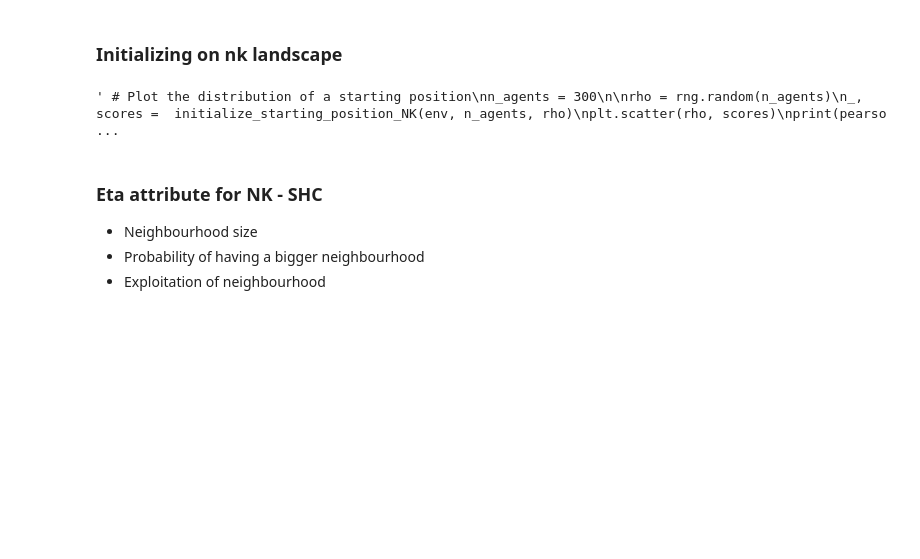
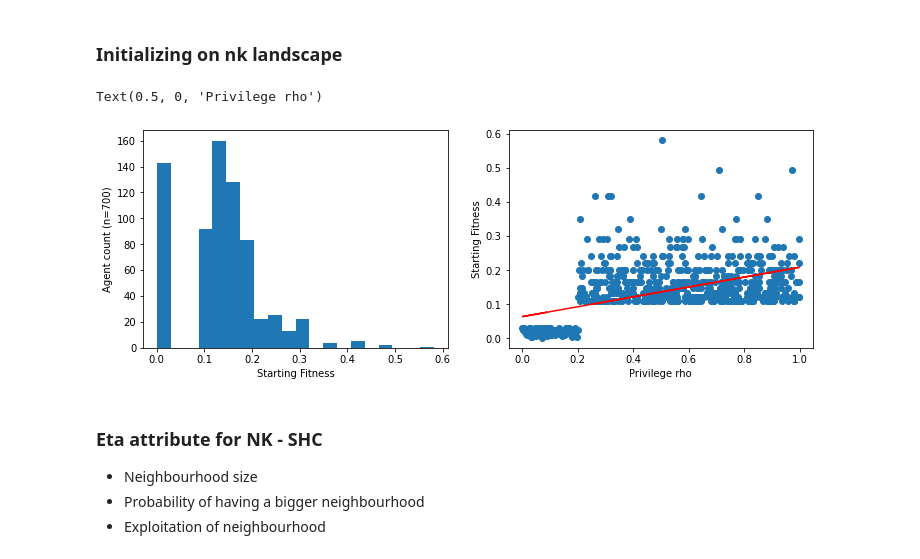
Before and after one commit to sheuschk/DiversitySimulation, a Jupyter notebook: Constructing Bias - Mentorship (Simulation 1).ipynb, the cells around one changed output. Cells and saved outputs as stored; diff of their text form; code cells hidden in the pictures; blank space fills up the shorter version.

```diff
--- a/CCN_style_simulation.ipynb
+++ b/Constructing Bias - Mentorship (Simulation 1).ipynb
@@ -274,17 +263,51 @@ def initialize_starting_position_NK(env, n_agents, rho):
         S[_] = fitness_values[index]
         states[_] = np.array(list(f'{index:020b}')).astype(int)
     return states, S
+
+def initialize_starting_position_NK_minority(env, n_agents, rho, majority_treshold=0.8, minority_treshold=0.2):
+    fitness_values = list(env.fitness_dict.values())
+    fitness_values = (fitness_values - min(fitness_values))
+    fitness_values /= max(fitness_values)
+
+    minority_index = rho <= 0.2
+
+    majority_quantile, minority_quantile = np.quantile(fitness_values, [majority_treshold, minority_treshold])
+
+    majority_positions = np.where((majority_quantile <= fitness_values))[0]
+    minority_positions = np.where((minority_quantile >= fitness_values))[0]
+
+    S = np.zeros(n_agents)
+    states = np.zeros((n_agents,N)).astype(int)
+    for agent_i in range(n_agents):
+        if minority_index[agent_i] == True:
+            index = rng.choice(minority_positions).astype(int)
+        else:
+            index = rng.choice(majority_positions).astype(int)
+
+        S[agent_i] = fitness_values[index]
+        states[agent_i] = np.array(list(f'{index:020b}')).astype(int)
+    return states, S
-# %%
-""" # Plot the distribution of a starting position
-n_agents = 300
-
-rho = rng.random(n_agents)
-_, scores =  initialize_starting_position_NK(env, n_agents, rho)
-plt.scatter(rho, scores)
-print(pearsonr(rho, scores))
-"""
-# %% [output]
-' # Plot the distribution of a starting position\nn_agents = 300\n\nrho = rng.random(n_agents)\n_, scores =  initialize_starting_position_NK(env, n_agents, rho)\nplt.scatter(rho, scores)\nprint(pearso ...
+# %%
+n_agents = 700
+majority_treshold = 0.8
+minority_treshold = 0.2
+
+rho = rng.random(n_agents)
+
+_, S = initialize_starting_position_NK_minority(env, n_agents, rho, majority_treshold, minority_treshold)
+fig, axs = plt.subplots(1,2, figsize=(12,4))
+axs[0].hist(S, bins=20)
+axs[0].set_xlabel("Starting Fitness")
+axs[0].set_ylabel("Agent count (n=700)")
+
+axs[1].scatter(rho, S)
+m, c = np.polyfit(rho, S, 1)
+axs[1].plot(rho, m*rho + c, 'r')
+axs[1].set_ylabel("Starting Fitness")
+axs[1].set_xlabel("Privilege rho")
+# %% [output]
+Text(0.5, 0, 'Privilege rho')
+[figure, added]
 # %% [markdown]
 ### Eta attribute for NK - SHC
 * Neighbourhood size
```
Also changed, not shown: parts of 14 cells of this notebook, 1 other file.
